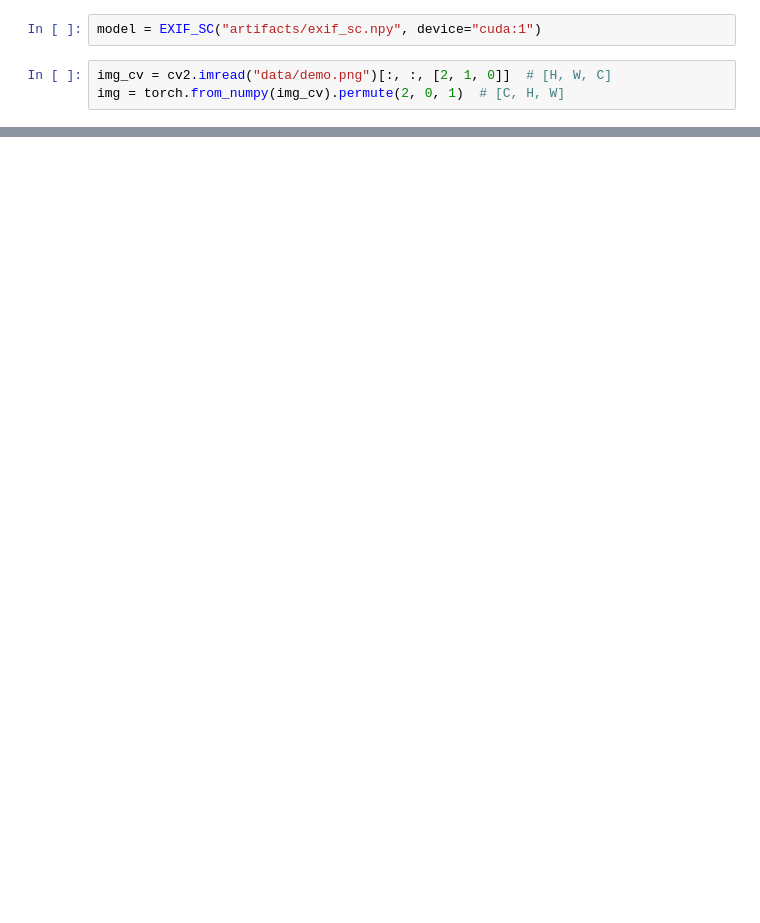
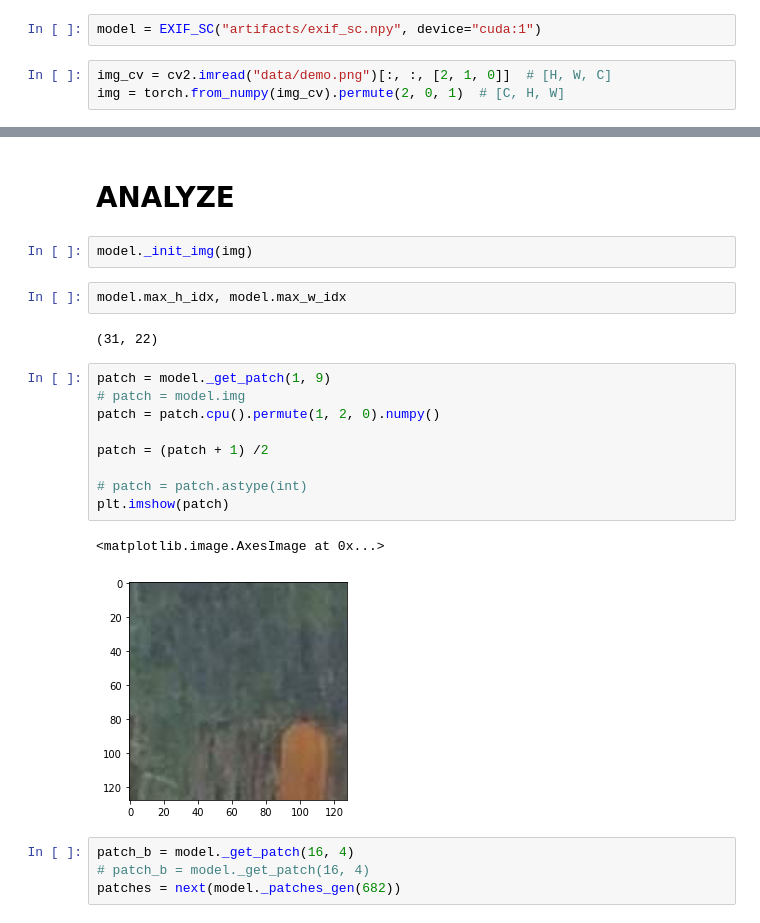
Before and after one commit to yizhe-ang/fake-detection-lab, a Jupyter notebook: notebooks/test.ipynb, the cells around one changed output, grey strips where cells are left out. Saved outputs shown, nothing was run; the diff lists cells and outputs as text; blank space fills up the shorter version.

```diff
--- a/notebooks/test.ipynb
+++ b/notebooks/test.ipynb
@@ -48,0 +53,24 @@ plt.show()
+# %% [markdown]
+# ANALYZE
+# %%
+model._init_img(img)
+# %%
+model.max_h_idx, model.max_w_idx
+# %% [output]
+(31, 22)
+# %%
+patch = model._get_patch(1, 9)
+# patch = model.img
+patch = patch.cpu().permute(1, 2, 0).numpy()
+
+patch = (patch + 1) /2
+
+# patch = patch.astype(int)
+plt.imshow(patch)
+# %% [output]
+<matplotlib.image.AxesImage at 0x...>
+[figure, added]
+# %%
+patch_b = model._get_patch(16, 4)
+# patch_b = model._get_patch(16, 4)
+patches = next(model._patches_gen(682))
```
Also changed, not shown: parts of 10 cells of this notebook, 8 other files.
